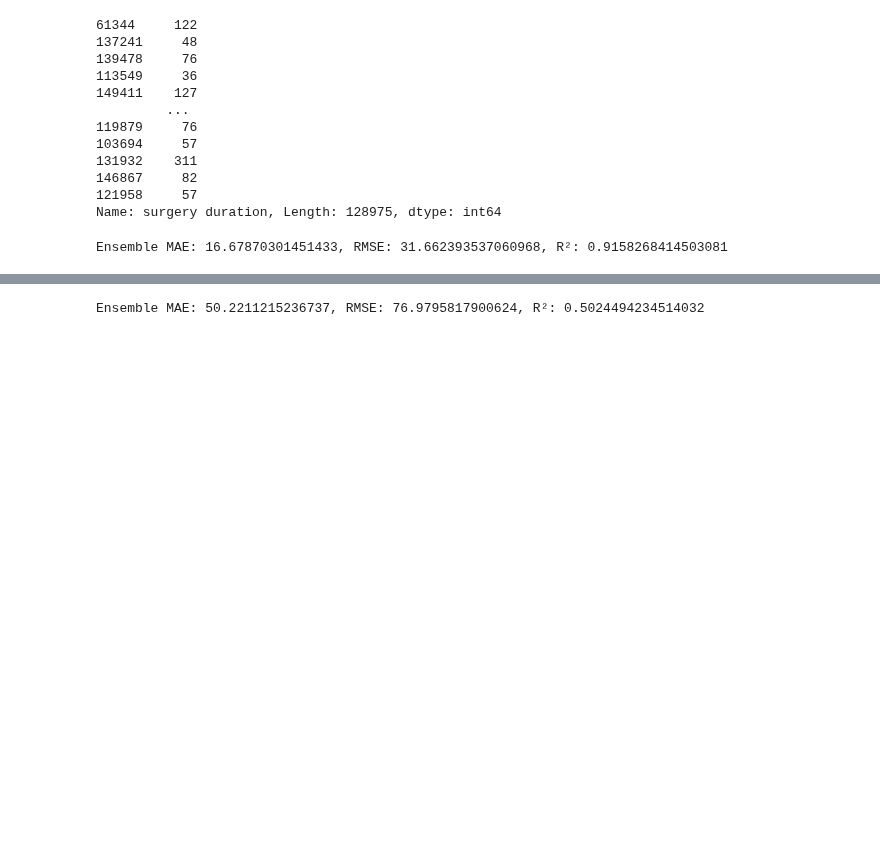
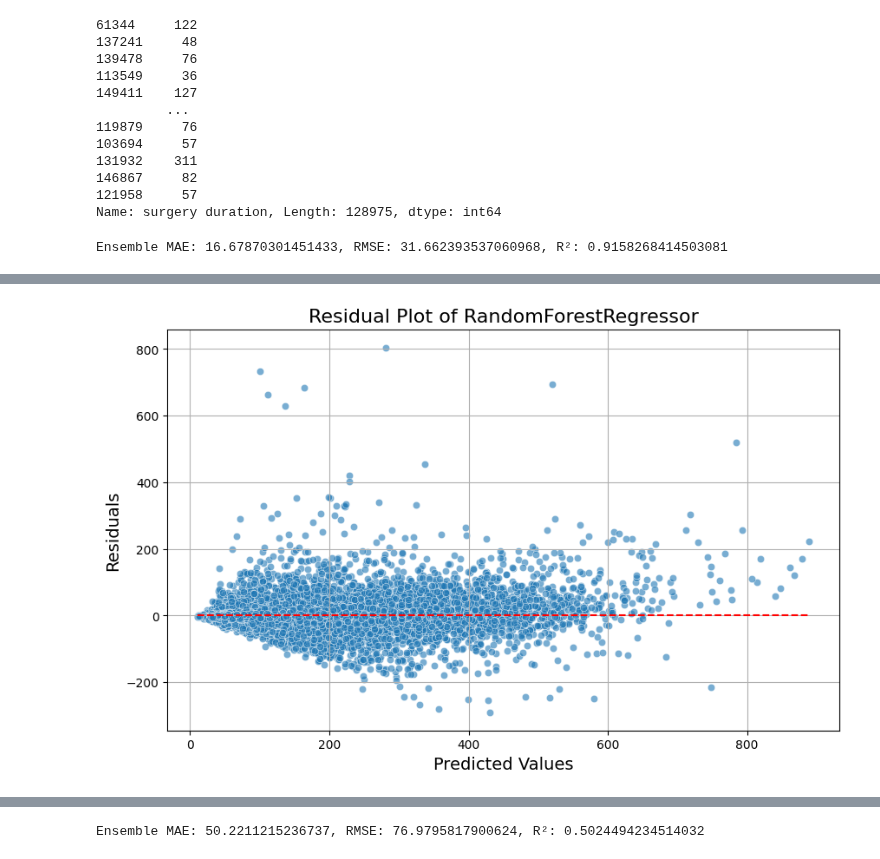
Before and after one commit to devguno/Surgical-Duration-Prediction, a Jupyter notebook: 1218.ipynb, the cells around one changed output, grey strips where cells are left out. Drawn from its saved outputs; the diff is of its cells as text; code cells hidden in the pictures; blank space fills up the shorter version.

```diff
--- a/1218.ipynb
+++ b/1218.ipynb
@@ -121,0 +137,18 @@ Ensemble MAE: 16.67870301451433, RMSE: 31.662393537060968, R²: 0.91582684145030
+# %%
+import matplotlib.pyplot as plt
+import seaborn as sns
+
+# 잔차 계산
+residuals = y_test_all - final_predictions
+
+# Residual Plot 생성
+plt.figure(figsize=(10, 6))
+sns.scatterplot(x=final_predictions, y=residuals, alpha=0.6)
+plt.hlines(y=0, xmin=final_predictions.min(), xmax=final_predictions.max(), colors='red', linestyles='dashed')
+plt.xlabel('Predicted Values', fontsize=14)
+plt.ylabel('Residuals', fontsize=14)
+plt.title('Residual Plot of RandomForestRegressor', fontsize=16)
+plt.grid(True)
+plt.show()
+# %% [output]
+[figure, added]
```
Also changed, not shown: parts of 8 cells of this notebook.
